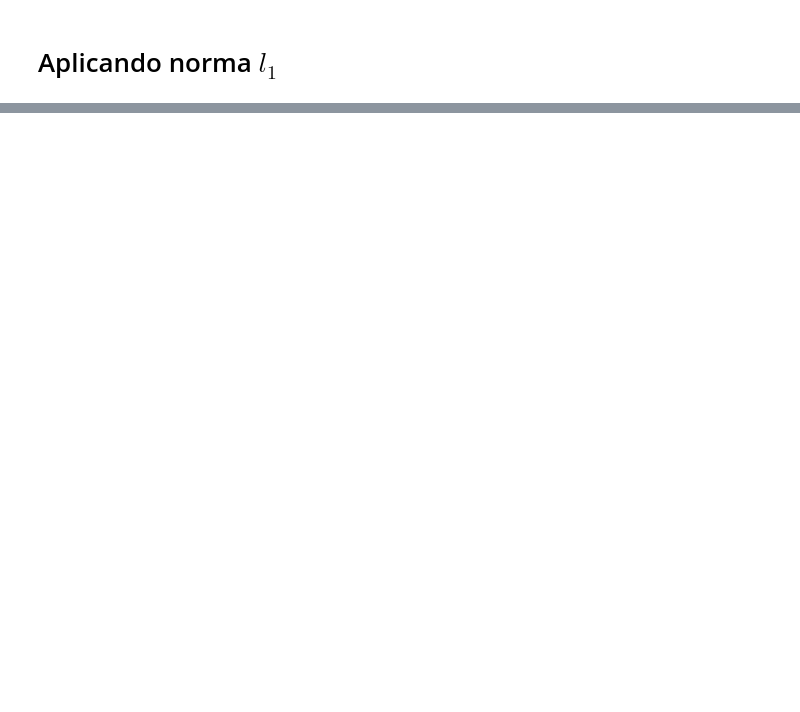
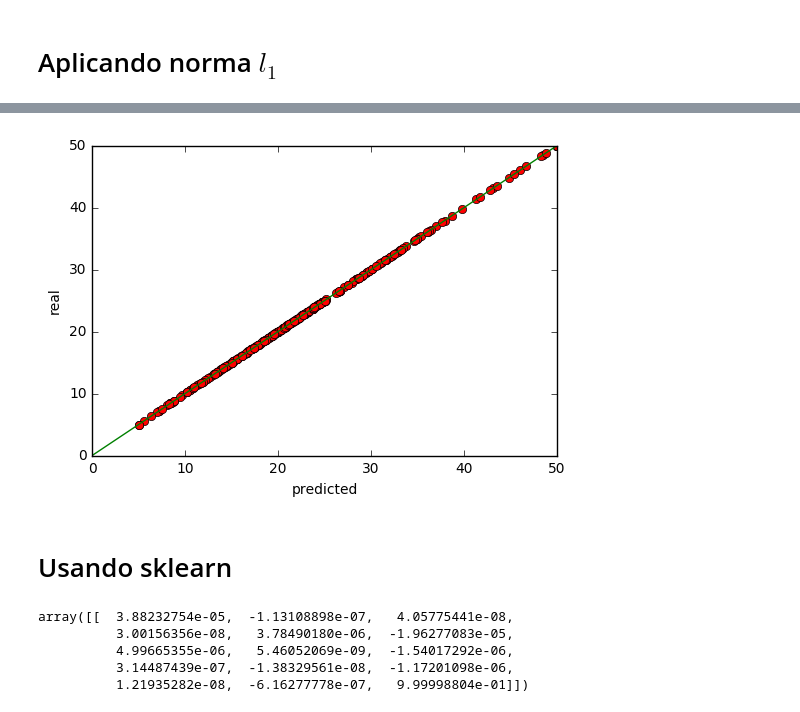
Before and after one commit to Jerry-Types/ML_IIMAS, a Jupyter notebook: Tarea3/Predicción de precios de casas.ipynb, the cells around one changed output, grey strips where cells are left out. Drawn from its saved outputs; the diff is of its cells as text; code cells hidden in the pictures; blank space fills up the shorter version.

```diff
--- a/Tarea3/Predicción de precios de casas.ipynb
+++ b/Tarea3/Predicción de precios de casas.ipynb
@@ -201,0 +180,30 @@ array([[  1.00000000e+00,   2.51990000e-01,   0.00000000e+00, ...,
+# %%
+# Recordar que esta funcion la debemos de implementar como un modulo despues
+# de verificar si coincide los parametros estimados por este procedimiento y por el
+# de sklearn.
+
+# Se obtiene las variables que entraran al modelo
+X_train_ones=X_train_ones_p[:,0:14]
+X_test_ones=X_test_ones_p[:,0:14]
+
+# Se obtienen las variables que se van a predecir.
+y_train=X_train_ones_p[:,14:15]
+y_test=X_test_ones_p[:,14:15]
+
+phi_X_train = polynomial_expansion(X_train,1)
+
+# Tecnicamente debemos de obtener una matriz de ceros ya que el grado al que vamos a expandir es 1
+#print (phi_X_train-X_train)
+
+# crea matriz de diseño (agrega 1 a las entradas para la ordenada al origen)
+phi_X_train = np.insert(phi_X_train,0,1.0,axis=1)
+
+lambda_const = 0.01
+regularizer = lambda_const * np.identity(phi_X_train.shape[1])
+theta_map = np.dot(np.linalg.inv(regularizer + np.dot(np.transpose(phi_X_train), phi_X_train)),
+                   np.dot(np.transpose(phi_X_train), y_train))
+y_train_hat = np.dot(phi_X_train,theta_map)
+
+
+print (theta_map)
+print (len(theta_map))
@@ -201,0 +227,29 @@ array([[  1.00000000e+00,   2.51990000e-01,   0.00000000e+00, ...,
+# %%
+%matplotlib inline
+import matplotlib.pyplot as pl
+import numpy as np
+# Plot outputs
+%matplotlib inline
+pl.plot(y_train_hat, y_train,'ro')
+pl.plot([0,50],[0,50], 'g-')
+pl.xlabel('predicted')
+pl.ylabel('real')
+pl.show()
+# %% [output]
+[figure, added]
+# %% [markdown]
+# Usando sklearn
+# %%
+from sklearn.linear_model import Ridge
+import numpy as np
+
+clf=Ridge(alpha=0.01,fit_intercept=False)
+clf.fit(phi_X_train,y_train)
+
+clf.coef_
+# %% [output]
+array([[  3.88232754e-05,  -1.13108898e-07,   4.05775441e-08,
+          3.00156356e-08,   3.78490180e-06,  -1.96277083e-05,
+          4.99665355e-06,   5.46052069e-09,  -1.54017292e-06,
+          3.14487439e-07,  -1.38329561e-08,  -1.17201098e-06,
+          1.21935282e-08,  -6.16277778e-07,   9.99998804e-01]])
```
Also changed, not shown: parts of 19 cells of this notebook.
